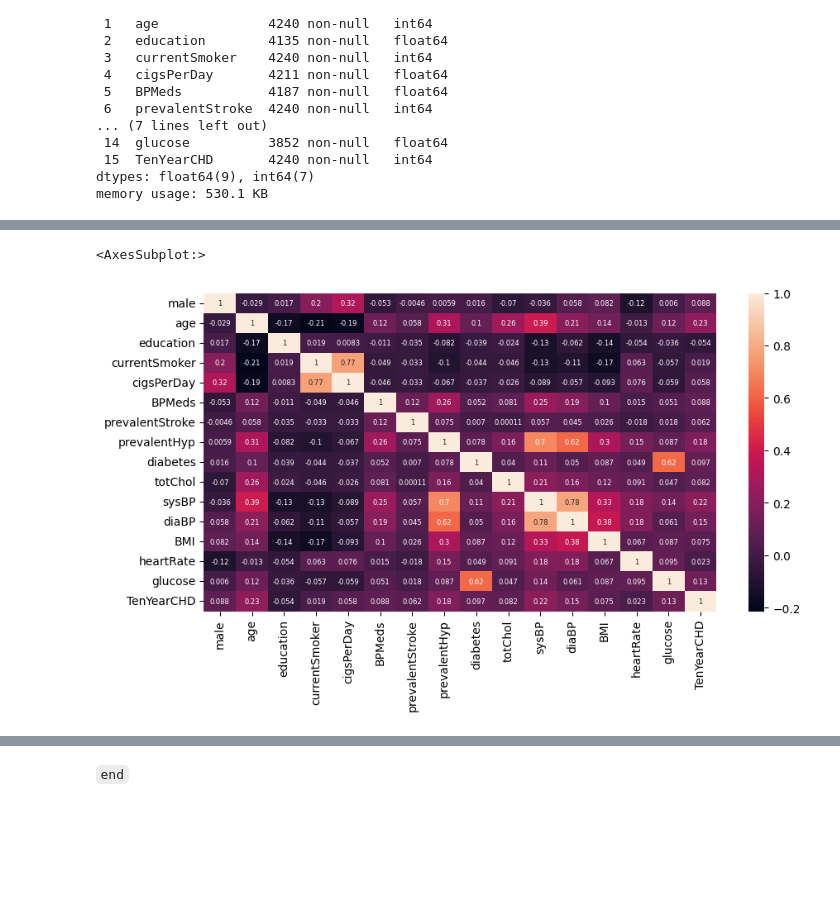
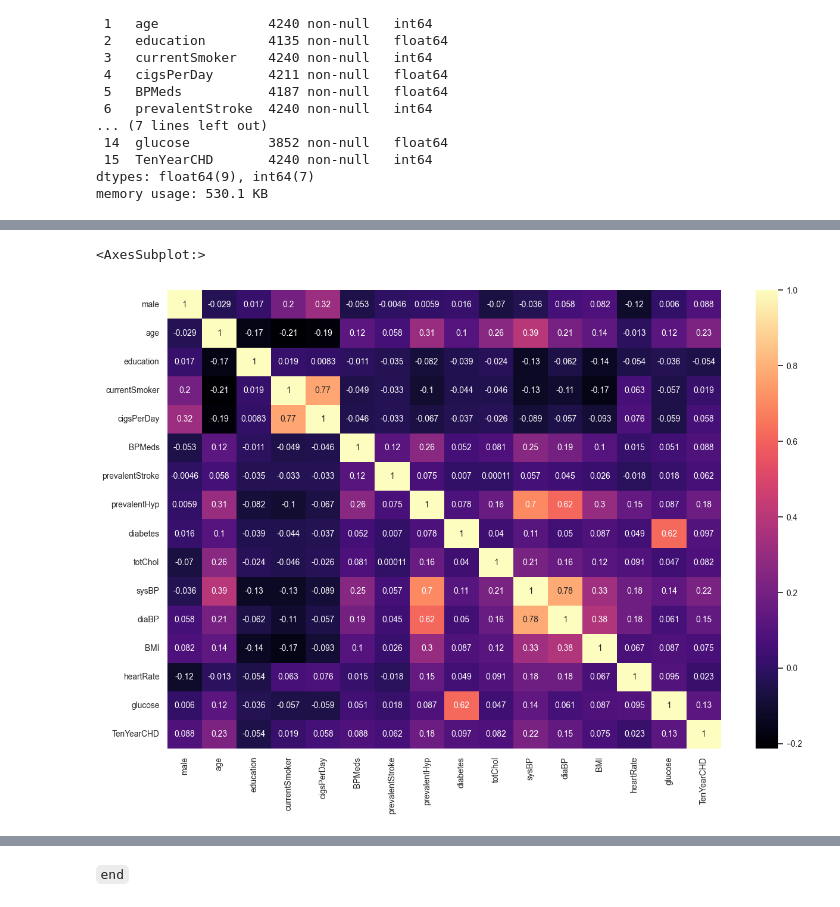
Before and after one commit to SubhodipRoy161101/heart_disease_predictor, a Jupyter notebook: Heart_Disease_Predictor.ipynb, the cells around one changed output, grey strips where cells are left out. Cells and saved outputs as stored; diff of their text form; code cells hidden in the pictures; blank space fills up the shorter version.

```diff
--- a/Heart_Disease_Predictor.ipynb
+++ b/Heart_Disease_Predictor.ipynb
@@ -382,0 +426,4 @@ df
+# %%
+plt.figure(figsize=(20,10))
+sns.set_style('whitegrid')
+sns.countplot(x = df.age ,hue=df.TenYearCHD, palette = 'inferno')
@@ -382,0 +447,4 @@ df
+# %%
+plt.figure(figsize=(20,10))
+sns.set_style('whitegrid')
+sns.countplot(x = df.diabetes ,hue=df.TenYearCHD, palette = 'inferno')
@@ -501,8 +550,8 @@ df_drippta.corr()
 | glucose | 0.005979 | 0.122356 | -0.035843 | -0.056726 | -0.058886 | 0.051197 | 0.018440 | 0.086656 | ... |
 | TenYearCHD | 0.088374 | 0.225408 | -0.054248 | 0.019448 | 0.057755 | 0.087519 | 0.061823 | 0.177458 | ... |
 # %%
-plt.figure(figsize=(10,5))
-sns.heatmap(df_drippta.corr(), annot = True, annot_kws = {"size":6})
+plt.figure(figsize=(15,10))
+sns.heatmap(df_drippta.corr(),cmap="magma", annot = True, annot_kws = {"size":10})
 # %% [output]
 <AxesSubplot:>
-[figure, old version]
+[figure, new version]
```
Also changed, not shown: parts of 33 cells of this notebook.
